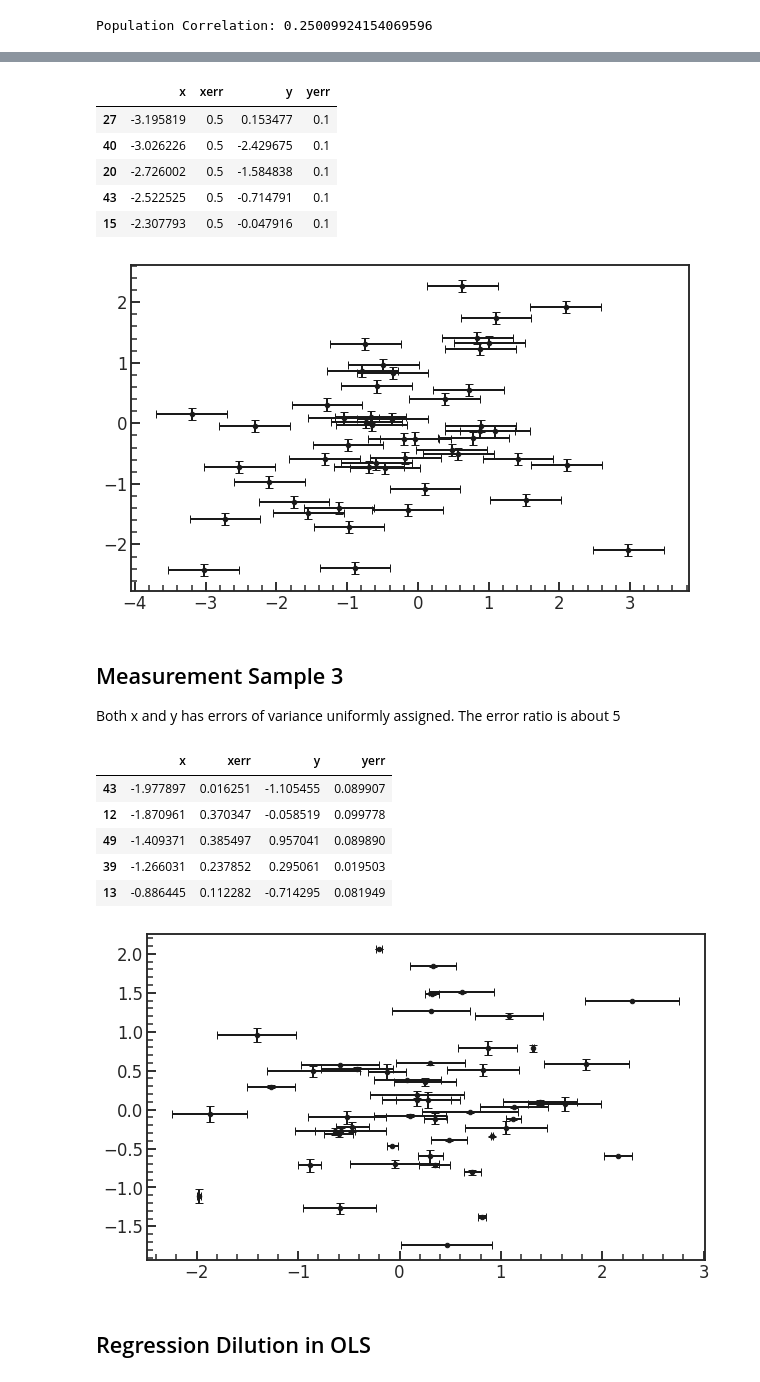
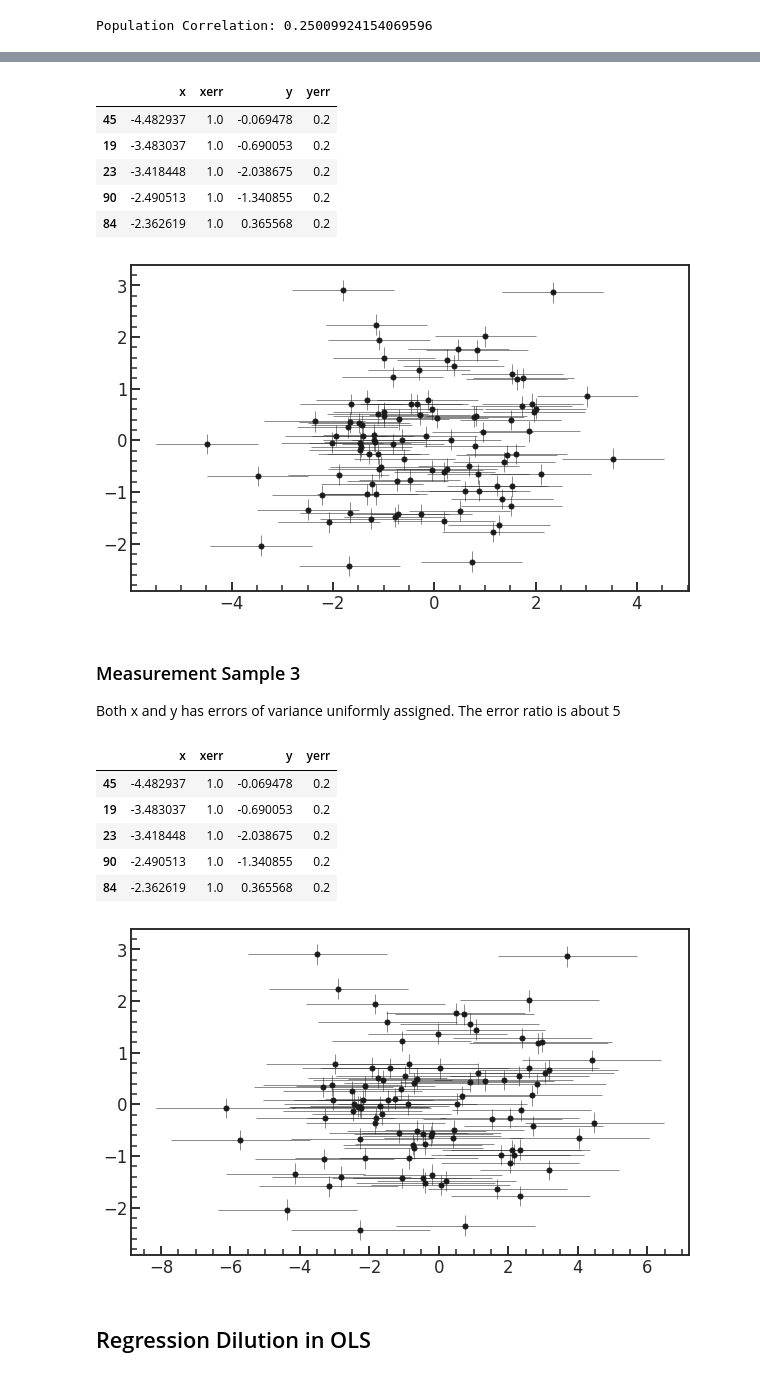
Before and after one commit to ketozhang/statistical-methods-on-sne-ia-luminosity-evolution, a Jupyter notebook: regression_dilution_analysis.ipynb, the cells around one changed output, grey strips where cells are left out. Saved outputs shown, nothing was run; the diff lists cells and outputs as text; code cells hidden in the pictures.

```diff
--- a/regression_dilution_analysis.ipynb
+++ b/regression_dilution_analysis.ipynb
@@ -51,17 +80,8 @@ Population Correlation: 0.25009924154069596
 
 Both x and y has single value errors with error ratio of 1.
 # %%
-data_size = 50
-data_idx = np.random.randint(0, size, size=data_size)
-
-# sigma_x = np.random.uniform(low=0, high=0.5, size=data_size)
-# sigma_y = np.random.uniform(low=0, high=0.1, size=data_size)
-sigma_x = [0.1]*data_size
-sigma_y = [0.1]*data_size
-xerr = stats.norm(loc=0, scale=sigma_x).rvs(data_size)
-yerr = stats.norm(loc=0, scale=sigma_y).rvs(data_size)
-xdata = x[data_idx] + xerr
-ydata = y[data_idx] + yerr
+xdata = x[data_idx] + xerr*1
+ydata = y[data_idx] + yerr*1
 
 df1 = pd.DataFrame(
     {
@@ -72,7 +92,7 @@ df1 = pd.DataFrame(
     }
 ).sort_values('x')
 
-plt.errorbar(df1.x, df1.y, yerr=df1.yerr, xerr=df1.xerr, c='k', fmt='.', elinewidth=2, capsize=4)
+plt.errorbar(df1.x, df1.y, yerr=df1.yerr, xerr=df1.xerr, c='k', fmt='ko', lw=0.5, ms=5)
 df1.head()
 # %% [output]
 |  | x | xerr | y | yerr |
@@ -87,71 +107,55 @@ df1.head()
 
 Both x and y has single value errors with error ratio x of y being 5
 # %%
-data_size = 50
-data_idx = np.random.randint(0, size, size=data_size)
-
-# sigma_x = np.random.uniform(low=0, high=0.5, size=data_size)
-# sigma_y = np.random.uniform(low=0, high=0.1, size=data_size)
-sigma_x = [0.5]*data_size
-sigma_y = [0.1]*data_size
-xerr = stats.norm(loc=0, scale=sigma_x).rvs(data_size)
-yerr = stats.norm(loc=0, scale=sigma_y).rvs(data_size)
-xdata = x[data_idx] + xerr
+xdata = x[data_idx] + xerr*5
 ydata = y[data_idx] + yerr
 
 df2 = pd.DataFrame(
     {
         "x": xdata,
-        "xerr": sigma_x,
+        "xerr": sigma_x*5,
         "y": ydata,
         "yerr": sigma_y,
     }
 ).sort_values('x')
 
-plt.errorbar(df2.x, df2.y, yerr=df2.yerr, xerr=df2.xerr, c='k', fmt='.', elinewidth=2, capsize=4)
+plt.errorbar(df2.x, df2.y, yerr=df2.yerr, xerr=df2.xerr, fmt='ko', lw=0.5, ms=5)
 df2.head()
 # %% [output]
 |  | x | xerr | y | yerr |
-| 27 | -3.195819 | 0.5 | 0.153477 | 0.1 |
-| 40 | -3.026226 | 0.5 | -2.429675 | 0.1 |
-| 20 | -2.726002 | 0.5 | -1.584838 | 0.1 |
-| 43 | -2.522525 | 0.5 | -0.714791 | 0.1 |
-| 15 | -2.307793 | 0.5 | -0.047916 | 0.1 |
+| 45 | -4.482937 | 1.0 | -0.069478 | 0.2 |
+| 19 | -3.483037 | 1.0 | -0.690053 | 0.2 |
+| 23 | -3.418448 | 1.0 | -2.038675 | 0.2 |
+| 90 | -2.490513 | 1.0 | -1.340855 | 0.2 |
+| 84 | -2.362619 | 1.0 | 0.365568 | 0.2 |
-[figure, old version]
+[figure, new version]
 # %% [markdown]
-## Measurement Sample 3
+### Measurement Sample 3
 
 Both x and y has errors of variance uniformly assigned. The error ratio is about 5
 # %%
-data_size = 50
-data_idx = np.random.randint(0, size, size=data_size)
-
-sigma_x = np.random.uniform(low=0, high=0.5, size=data_size)
-sigma_y = np.random.uniform(low=0, high=0.1, size=data_size)
-xerr = stats.norm(loc=0, scale=sigma_x).rvs(data_size)
-yerr = stats.norm(loc=0, scale=sigma_y).rvs(data_size)
-xdata = x[data_idx] + xerr
+xdata = x[data_idx] + xerr*10
 ydata = y[data_idx] + yerr
 
 df3 = pd.DataFrame(
     {
         "x": xdata,
-        "xerr": sigma_x,
+        "xerr": sigma_x*10,
         "y": ydata,
         "yerr": sigma_y,
     }
 ).sort_values('x')
 
-plt.errorbar(df3.x, df3.y, yerr=df3.yerr, xerr=df3.xerr, c='k', fmt='.', elinewidth=2, capsize=4)
-df3.head()
+plt.errorbar(df3.x, df3.y, yerr=df3.yerr, xerr=df3.xerr, fmt='ko', lw=0.5, ms=5)
+df2.head()
 # %% [output]
 |  | x | xerr | y | yerr |
-| 43 | -1.977897 | 0.016251 | -1.105455 | 0.089907 |
-| 12 | -1.870961 | 0.370347 | -0.058519 | 0.099778 |
-| 49 | -1.409371 | 0.385497 | 0.957041 | 0.089890 |
-| 39 | -1.266031 | 0.237852 | 0.295061 | 0.019503 |
-| 13 | -0.886445 | 0.112282 | -0.714295 | 0.081949 |
+| 45 | -4.482937 | 1.0 | -0.069478 | 0.2 |
+| 19 | -3.483037 | 1.0 | -0.690053 | 0.2 |
+| 23 | -3.418448 | 1.0 | -2.038675 | 0.2 |
+| 90 | -2.490513 | 1.0 | -1.340855 | 0.2 |
+| 84 | -2.362619 | 1.0 | 0.365568 | 0.2 |
-[figure, old version]
+[figure, new version]
 # %% [markdown]
 ## Regression Dilution in OLS
 # %%
```
Also changed, not shown: parts of 16 cells of this notebook, 9 other files.
